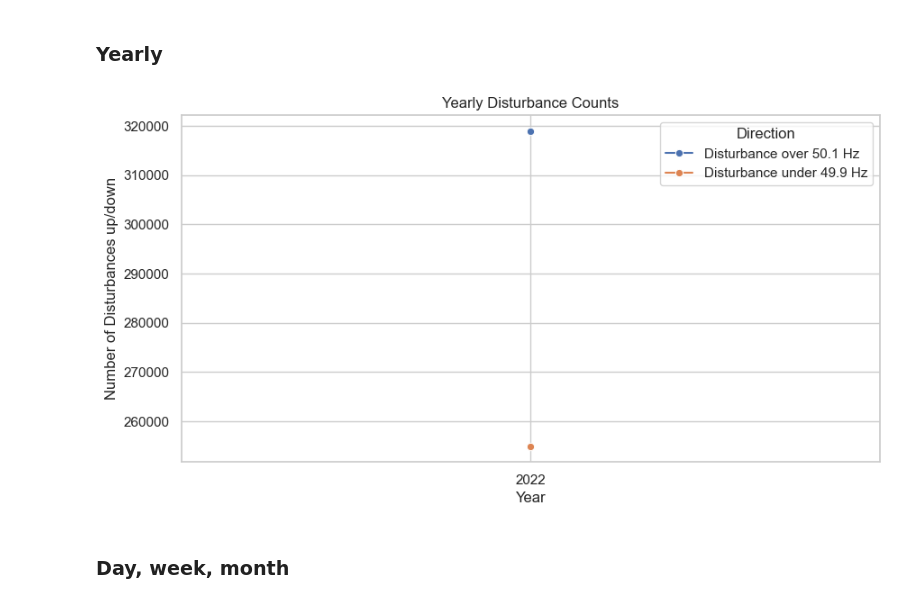
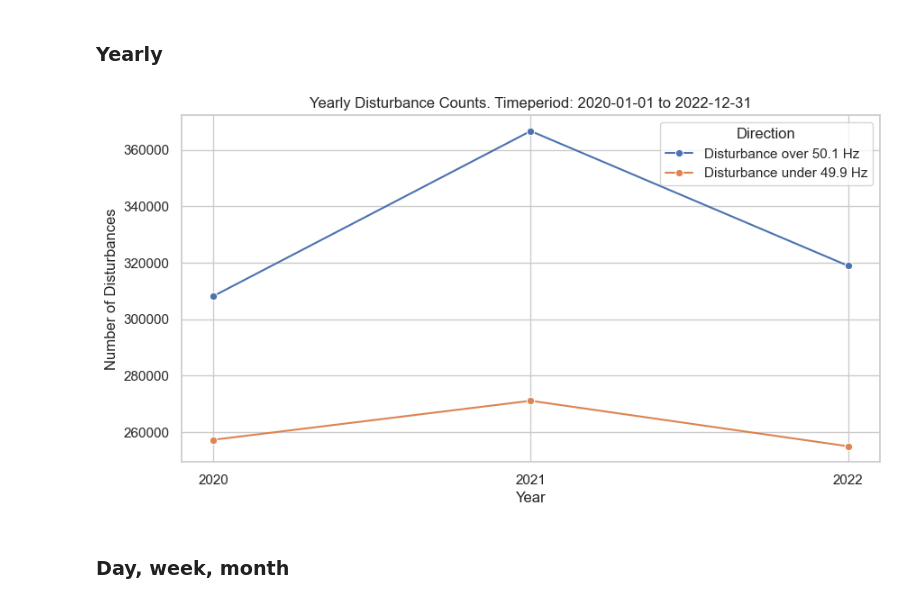
Before and after one commit to HermanCoding/frequency_deviation, a Jupyter notebook: visualize_data.ipynb, the cells around one changed output. Saved outputs shown, nothing was run; the diff lists cells and outputs as text; code cells hidden in the pictures.

```diff
--- a/visualize_data.ipynb
+++ b/visualize_data.ipynb
@@ -170,7 +171,7 @@ For random week: random_week_data.copy()
 For random day: random_day_data.copy()
 For chosen date: chosen_time.copy()
 # %%
-df = chosen_time.copy()
+df = feather_df.copy()
 # %%
 lower_bound = df.index.min()
 upper_bound = df.index.max()
@@ -205,5 +206,5 @@ df.to_feather(file_path)
 # %%
-df = pd.read_feather(file_path)
+# df = pd.read_feather(file_path)
 # %% [markdown]
 Resample
 # %%
@@ -242,26 +260,26 @@ cmap = sns.color_palette(n_colors=10, as_cmap=True)
 # %%
 combined_data = pd.DataFrame({
     'Year': disturbance_down_count_yearly.index,
     f'Disturbance over {disturbance_value_up} Hz': disturbance_up_count_yearly.values,
     f'Disturbance under {disturbance_value_down} Hz': disturbance_down_count_yearly.values
 })
 
 df_long = pd.melt(combined_data, id_vars='Year', var_name='Direction', value_name='Count')
 
 plt.figure(figsize=(10, 5))
 
 sns.lineplot(x='Year', y='Count', hue='Direction', marker='o', data=df_long)
 
 plt.xlabel('Year')
 plt.xticks(disturbance_down_count_yearly.index, disturbance_down_count_yearly.index.year)
 
-plt.ylabel('Number of Disturbances up/down')
+plt.ylabel('Number of Disturbances')
 
-plt.title('Yearly Disturbance Counts')
+plt.title(f'Yearly Disturbance Counts. Timeperiod: {date_from} to {date_to}')
 
 plt.show()
 # %% [output]
-[figure, old version]
+[figure, new version]
 # %% [markdown]
 ### Day, week, month
 # %%
```
Also changed, not shown: parts of 24 cells of this notebook.
